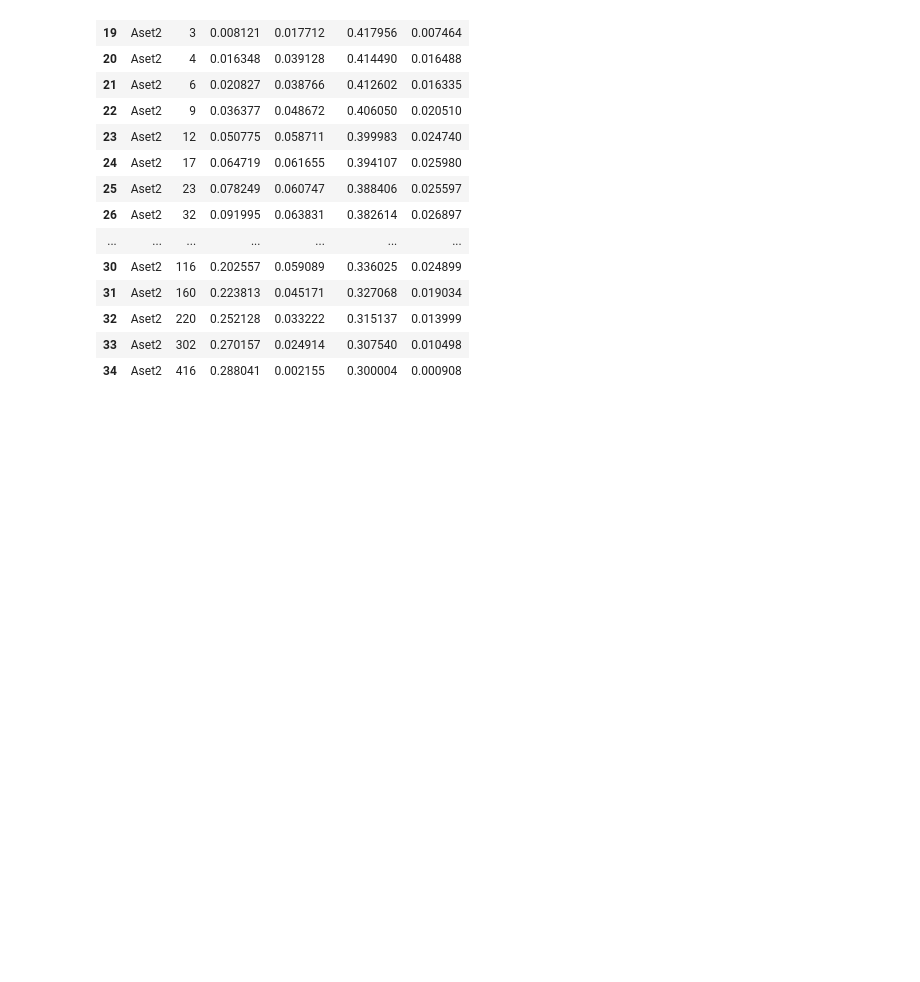
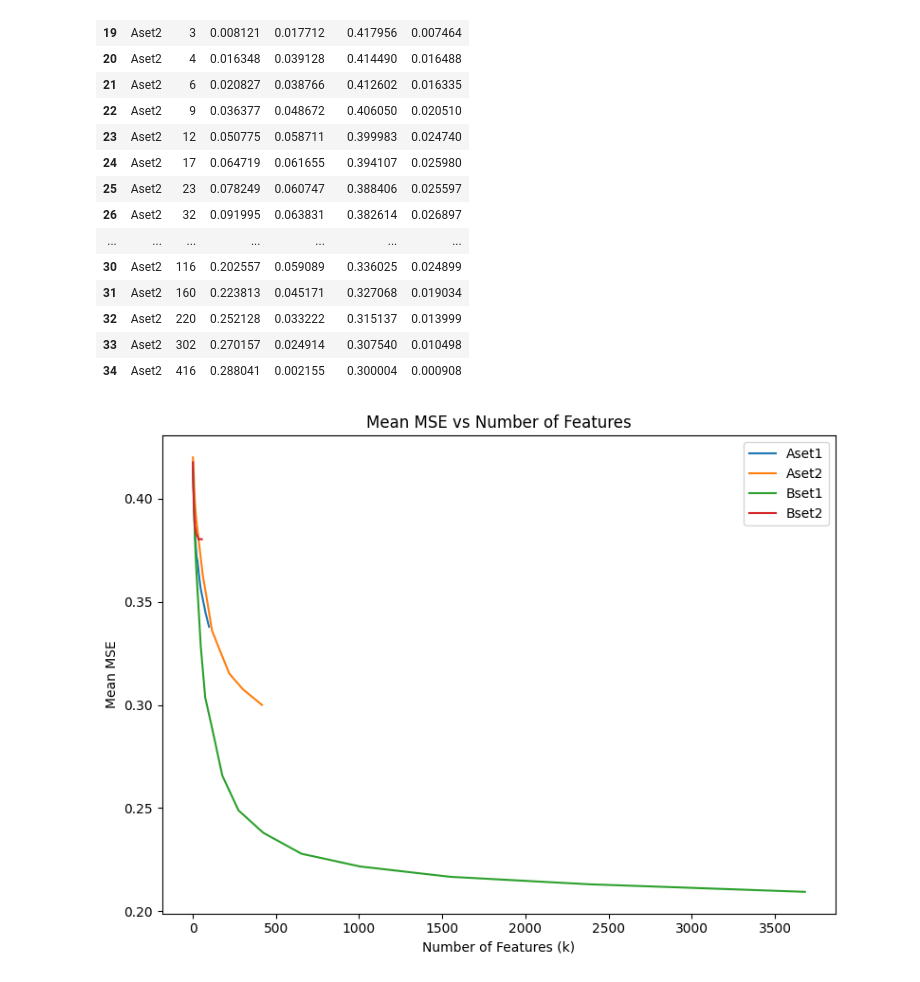
Before and after one commit to OxfordDemSci/aleatoric-luck, a Jupyter notebook: notebooks/xgboost_domain_wise.ipynb, the cells around one changed output. Cells and saved outputs as stored; diff of their text form; code cells hidden in the pictures; blank space fills up the shorter version.

```diff
--- a/notebooks/xgboost_domain_wise.ipynb
+++ b/notebooks/xgboost_domain_wise.ipynb
@@ -40,3 +40,20 @@ df_Aset2
 | 32 | Aset2 | 220 | 0.252128 | 0.033222 | 0.315137 | 0.013999 |
 | 33 | Aset2 | 302 | 0.270157 | 0.024914 | 0.307540 | 0.010498 |
 | 34 | Aset2 | 416 | 0.288041 | 0.002155 | 0.300004 | 0.000908 |
+# %%
+import matplotlib.pyplot as plt
+
+plt.figure(figsize=(8, 6))
+
+for name, group in summary.groupby("data"):
+    plt.plot(group["k"], group["mean_mse"], label=name)
+
+plt.xlabel("Number of Features (k)")
+plt.ylabel("Mean MSE")
+plt.title("Mean MSE vs Number of Features")
+plt.legend()
+plt.tight_layout()
+
+plt.show()
+# %% [output]
+[figure, added]
```
Also changed, not shown: 1 other file.
